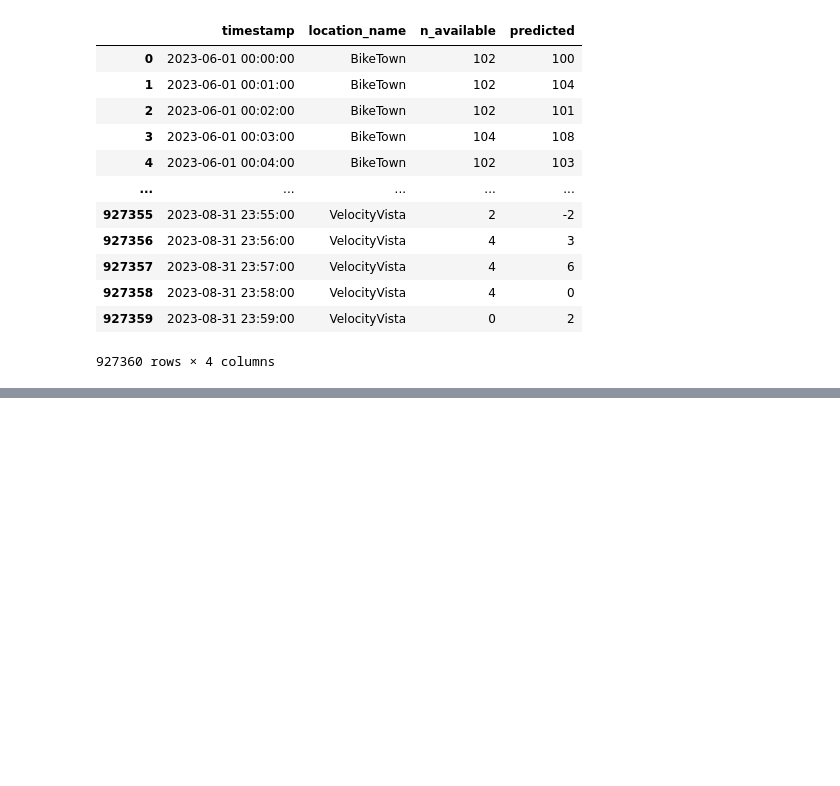
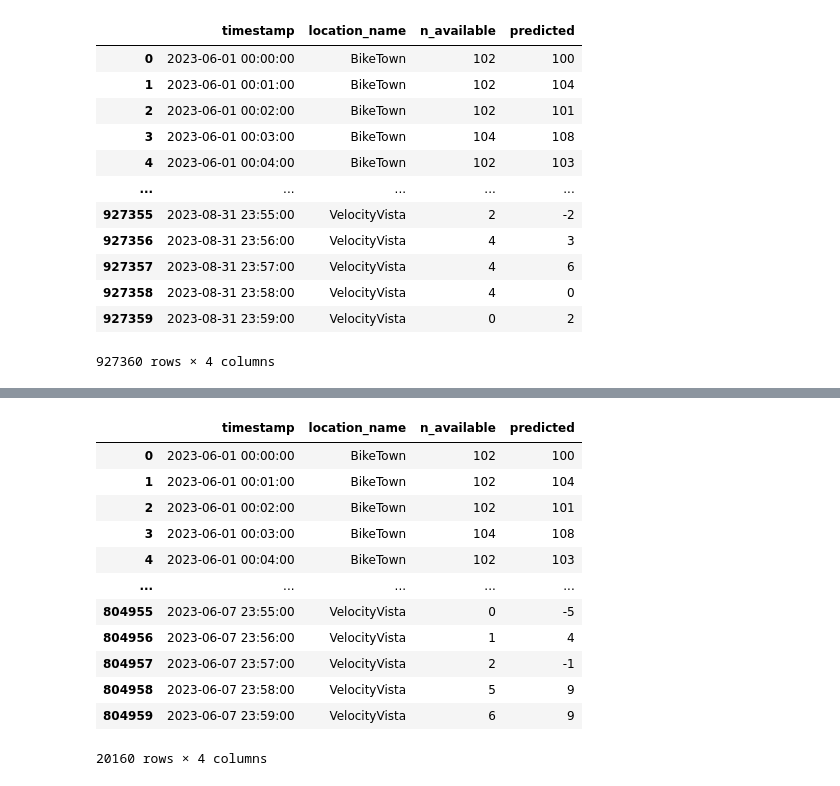
Before and after one commit to lucavh/pedal-palooza, a Jupyter notebook: data/eda.ipynb, the cells around one changed output, grey strips where cells are left out. Saved outputs shown, nothing was run; the diff lists cells and outputs as text; code cells hidden in the pictures; blank space fills up the shorter version.

```diff
--- a/data/eda.ipynb
+++ b/data/eda.ipynb
@@ -20,0 +41,26 @@ availability_df
+# %%
+import datetime
+
+availability_df["timestamp"] = pd.to_datetime(availability_df["timestamp"])
+
+filtered_df = availability_df[
+    (availability_df['timestamp'].dt.date >= datetime.date(2023,6,1)) &
+    (availability_df['timestamp'].dt.date <= datetime.date(2023,6,7)) &
+    (availability_df['location_name'].isin(["BikeTown", "VelocityVista"]))
+]
+
+filtered_df
+# %% [output]
+|  | timestamp | location_name | n_available | predicted |
+| 0 | 2023-06-01 00:00:00 | BikeTown | 102 | 100 |
+| 1 | 2023-06-01 00:01:00 | BikeTown | 102 | 104 |
+| 2 | 2023-06-01 00:02:00 | BikeTown | 102 | 101 |
+| 3 | 2023-06-01 00:03:00 | BikeTown | 104 | 108 |
+| 4 | 2023-06-01 00:04:00 | BikeTown | 102 | 103 |
+| ... | ... | ... | ... | ... |
+| 804955 | 2023-06-07 23:55:00 | VelocityVista | 0 | -5 |
+| 804956 | 2023-06-07 23:56:00 | VelocityVista | 1 | 4 |
+| 804957 | 2023-06-07 23:57:00 | VelocityVista | 2 | -1 |
+| 804958 | 2023-06-07 23:58:00 | VelocityVista | 5 | 9 |
+| 804959 | 2023-06-07 23:59:00 | VelocityVista | 6 | 9 |
+20160 rows × 4 columns
```
Also changed, not shown: parts of 4 cells of this notebook.
